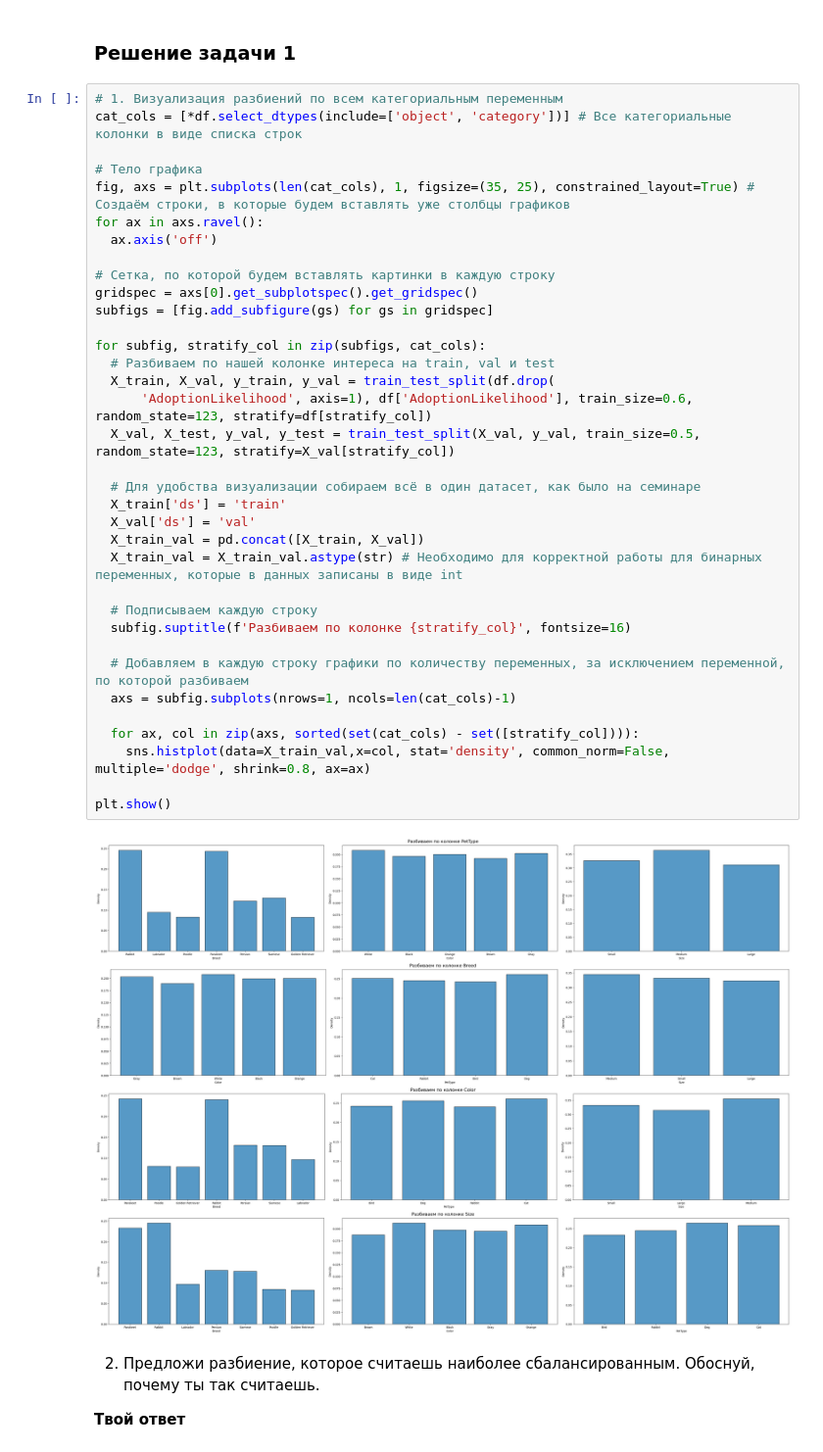
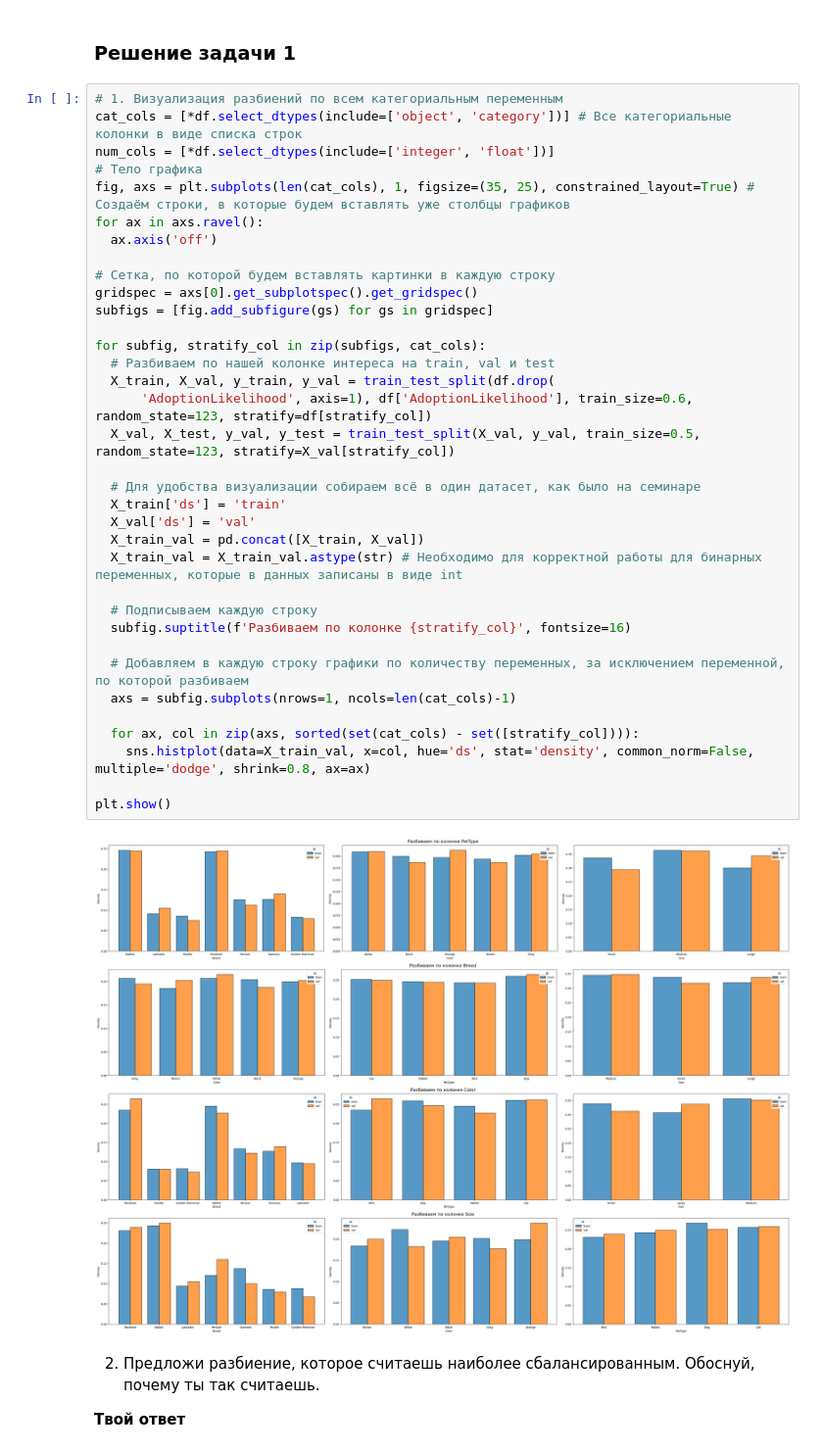
Before and after one commit to Rl0h4w/Homeworks, a Jupyter notebook: AI/2/2R.ipynb, the cells around one changed output. Shown: that part at 98% size. Saved outputs shown, nothing was run; the diff lists cells and outputs as text.

```diff
--- a/AI/2/2R.ipynb
+++ b/AI/2/2R.ipynb
@@ -91,40 +89,40 @@ from sklearn.model_selection import train_test_split
 # %%
 # 1. Визуализация разбиений по всем категориальным переменным
 cat_cols = [*df.select_dtypes(include=['object', 'category'])] # Все категориальные колонки в виде списка строк
-
+num_cols = [*df.select_dtypes(include=['integer', 'float'])]
 # Тело графика
 fig, axs = plt.subplots(len(cat_cols), 1, figsize=(35, 25), constrained_layout=True) # Создаём строки, в которые будем вставлять уже столбцы графиков
 for ax in axs.ravel():
   ax.axis('off')
 
 # Сетка, по которой будем вставлять картинки в каждую строку
 gridspec = axs[0].get_subplotspec().get_gridspec()
 subfigs = [fig.add_subfigure(gs) for gs in gridspec]
 
 for subfig, stratify_col in zip(subfigs, cat_cols):
   # Разбиваем по нашей колонке интереса на train, val и test
   X_train, X_val, y_train, y_val = train_test_split(df.drop(
       'AdoptionLikelihood', axis=1), df['AdoptionLikelihood'], train_size=0.6, random_state=123, stratify=df[stratify_col])
   X_val, X_test, y_val, y_test = train_test_split(X_val, y_val, train_size=0.5, random_state=123, stratify=X_val[stratify_col])
 
   # Для удобства визуализации собираем всё в один датасет, как было на семинаре
   X_train['ds'] = 'train'
   X_val['ds'] = 'val'
   X_train_val = pd.concat([X_train, X_val])
   X_train_val = X_train_val.astype(str) # Необходимо для корректной работы для бинарных переменных, которые в данных записаны в виде int
 
   # Подписываем каждую строку
   subfig.suptitle(f'Разбиваем по колонке {stratify_col}', fontsize=16)
 
   # Добавляем в каждую строку графики по количеству переменных, за исключением переменной, по которой разбиваем
   axs = subfig.subplots(nrows=1, ncols=len(cat_cols)-1)
 
   for ax, col in zip(axs, sorted(set(cat_cols) - set([stratify_col]))):
-    sns.histplot(data=X_train_val,x=col, stat='density', common_norm=False, multiple='dodge', shrink=0.8, ax=ax)
+    sns.histplot(data=X_train_val, x=col, hue='ds', stat='density', common_norm=False, multiple='dodge', shrink=0.8, ax=ax)
 
 plt.show()
 # %% [output]
-[figure, old version]
+[figure, new version]
 # %% [markdown]
 2. Предложи разбиение, которое считаешь наиболее сбалансированным. Обоснуй, почему ты так считаешь.
 
```
Also changed, not shown: parts of 12 cells of this notebook, 6 other files.
